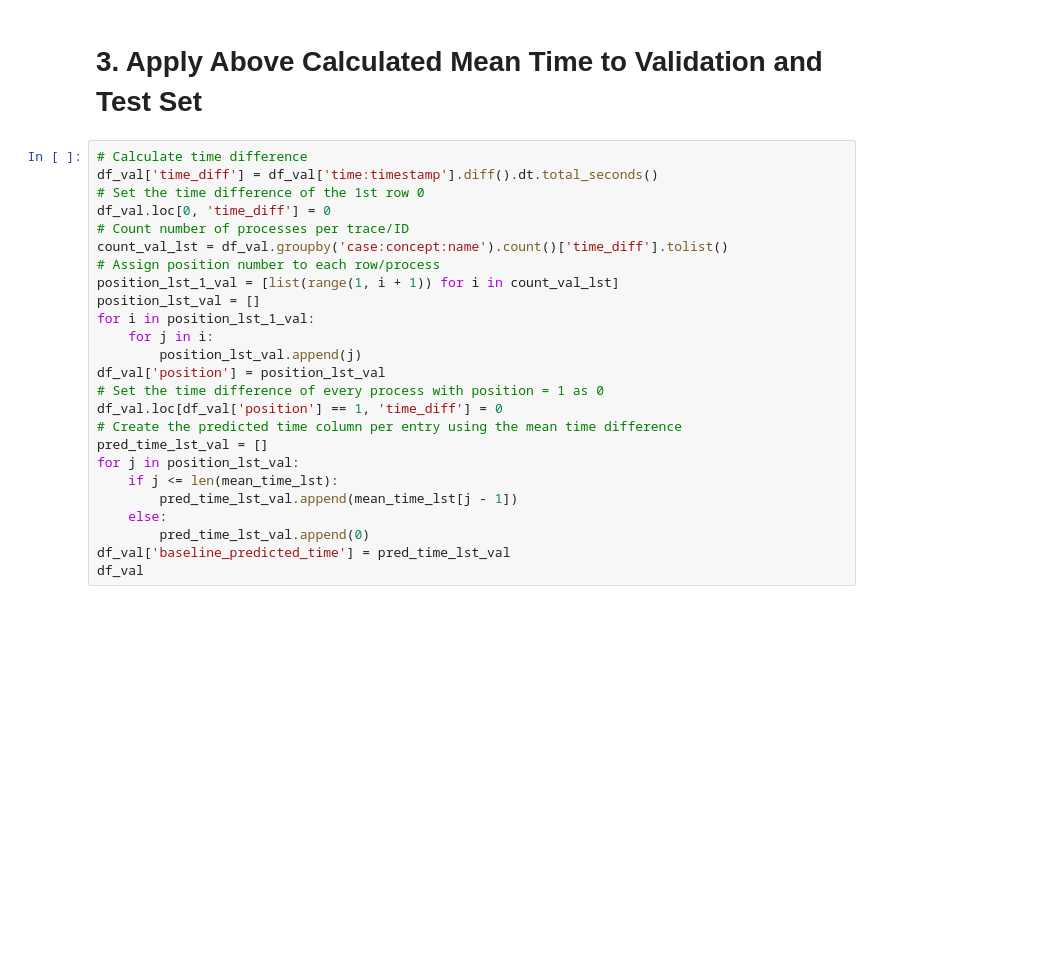
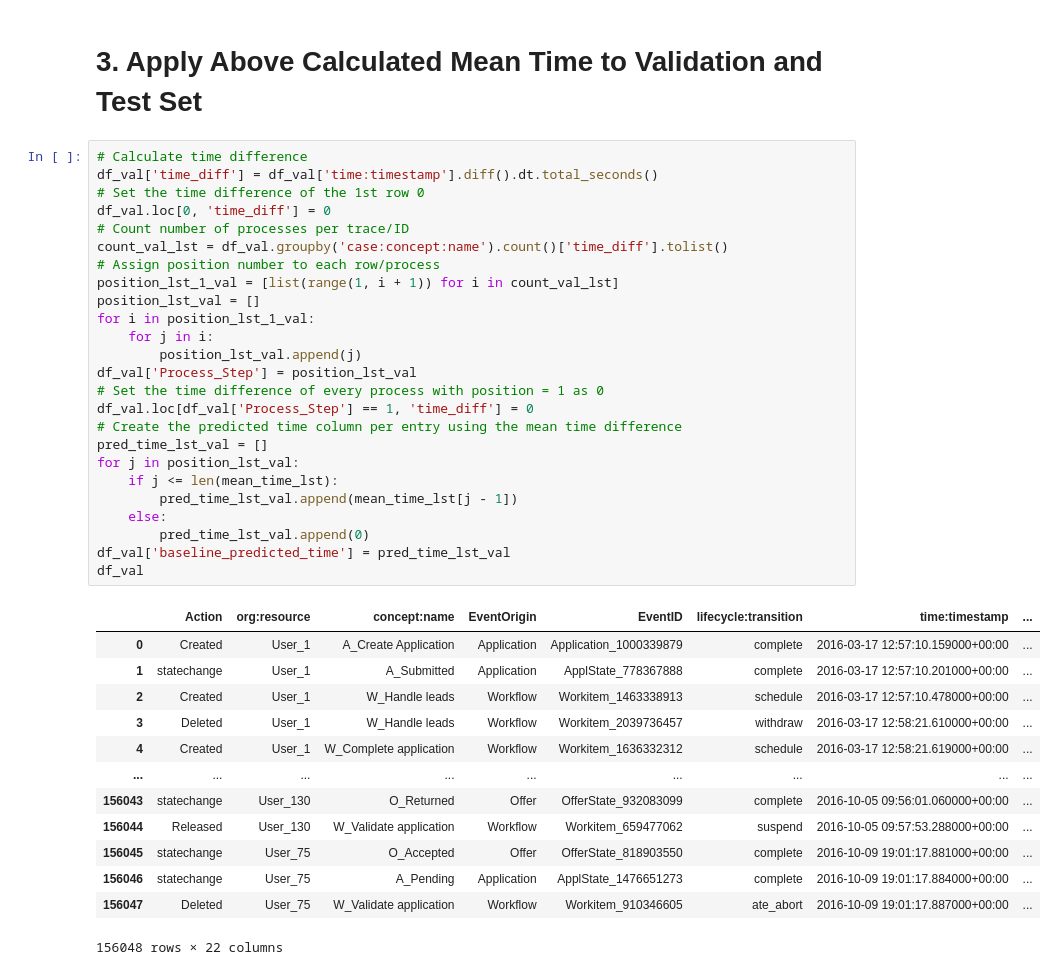
Before and after one commit to dbusn/process-mining-group-5, a Jupyter notebook: notebooks/baseline_algo_B.ipynb, the cells around one changed output. Saved outputs shown, nothing was run; the diff lists cells and outputs as text; blank space fills up the shorter version.

```diff
--- a/notebooks/baseline_algo_B.ipynb
+++ b/notebooks/baseline_algo_B.ipynb
@@ -49,28 +122,42 @@ df_train
 # %%
 # Calculate time difference
 df_val['time_diff'] = df_val['time:timestamp'].diff().dt.total_seconds()
 # Set the time difference of the 1st row 0
 df_val.loc[0, 'time_diff'] = 0
 # Count number of processes per trace/ID
 count_val_lst = df_val.groupby('case:concept:name').count()['time_diff'].tolist()
 # Assign position number to each row/process
 position_lst_1_val = [list(range(1, i + 1)) for i in count_val_lst]
 position_lst_val = []
 for i in position_lst_1_val:
     for j in i:
         position_lst_val.append(j)
-df_val['position'] = position_lst_val
+df_val['Process_Step'] = position_lst_val
 # Set the time difference of every process with position = 1 as 0
-df_val.loc[df_val['position'] == 1, 'time_diff'] = 0
+df_val.loc[df_val['Process_Step'] == 1, 'time_diff'] = 0
 # Create the predicted time column per entry using the mean time difference
 pred_time_lst_val = []
 for j in position_lst_val:
     if j <= len(mean_time_lst):
         pred_time_lst_val.append(mean_time_lst[j - 1])
     else:
         pred_time_lst_val.append(0)
 df_val['baseline_predicted_time'] = pred_time_lst_val
 df_val
+# %% [output]
+|  | Action | org:resource | concept:name | EventOrigin | EventID | lifecycle:transition | time:timestamp | ... |
+| 0 | Created | User_1 | A_Create Application | Application | Application_1000339879 | complete | 2016-03-17 12:57:10.159000+00:00 | ... |
+| 1 | statechange | User_1 | A_Submitted | Application | ApplState_778367888 | complete | 2016-03-17 12:57:10.201000+00:00 | ... |
+| 2 | Created | User_1 | W_Handle leads | Workflow | Workitem_1463338913 | schedule | 2016-03-17 12:57:10.478000+00:00 | ... |
+| 3 | Deleted | User_1 | W_Handle leads | Workflow | Workitem_2039736457 | withdraw | 2016-03-17 12:58:21.610000+00:00 | ... |
+| 4 | Created | User_1 | W_Complete application | Workflow | Workitem_1636332312 | schedule | 2016-03-17 12:58:21.619000+00:00 | ... |
+| ... | ... | ... | ... | ... | ... | ... | ... | ... |
+| 156043 | statechange | User_130 | O_Returned | Offer | OfferState_932083099 | complete | 2016-10-05 09:56:01.060000+00:00 | ... |
+| 156044 | Released | User_130 | W_Validate application | Workflow | Workitem_659477062 | suspend | 2016-10-05 09:57:53.288000+00:00 | ... |
+| 156045 | statechange | User_75 | O_Accepted | Offer | OfferState_818903550 | complete | 2016-10-09 19:01:17.881000+00:00 | ... |
+| 156046 | statechange | User_75 | A_Pending | Application | ApplState_1476651273 | complete | 2016-10-09 19:01:17.884000+00:00 | ... |
+| 156047 | Deleted | User_75 | W_Validate application | Workflow | Workitem_910346605 | ate_abort | 2016-10-09 19:01:17.887000+00:00 | ... |
+156048 rows × 22 columns
 # %%
 # Calculate time difference
 df_test['time_diff'] = df_test['time:timestamp'].diff().dt.total_seconds()
```
Also changed, not shown: parts of 7 cells of this notebook.
